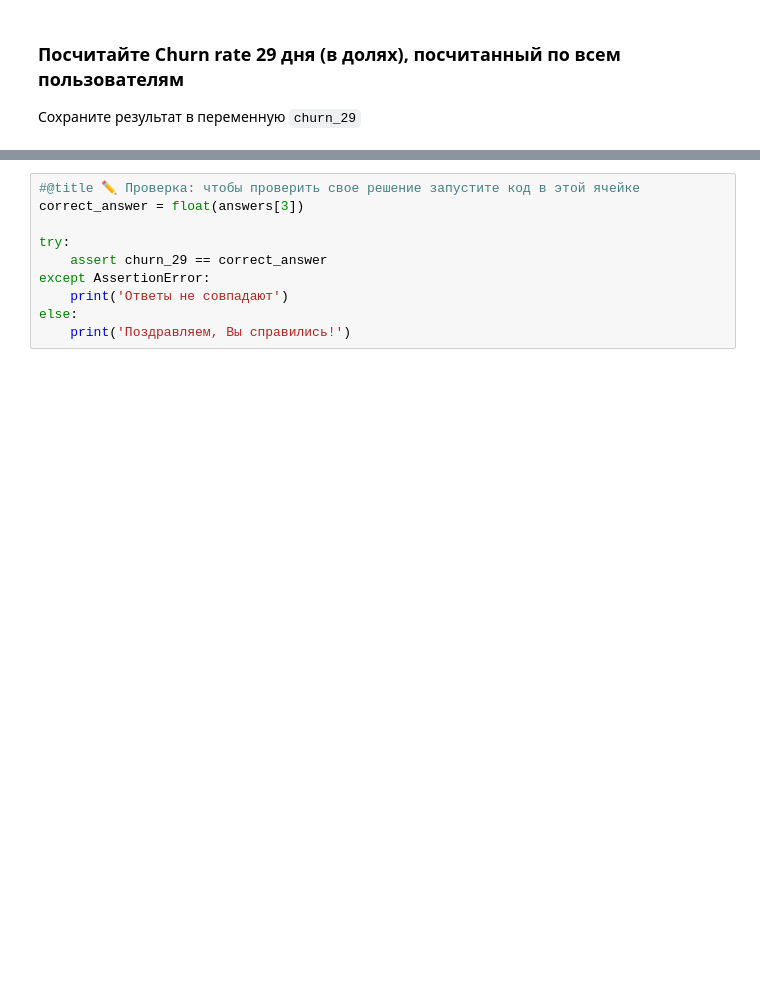
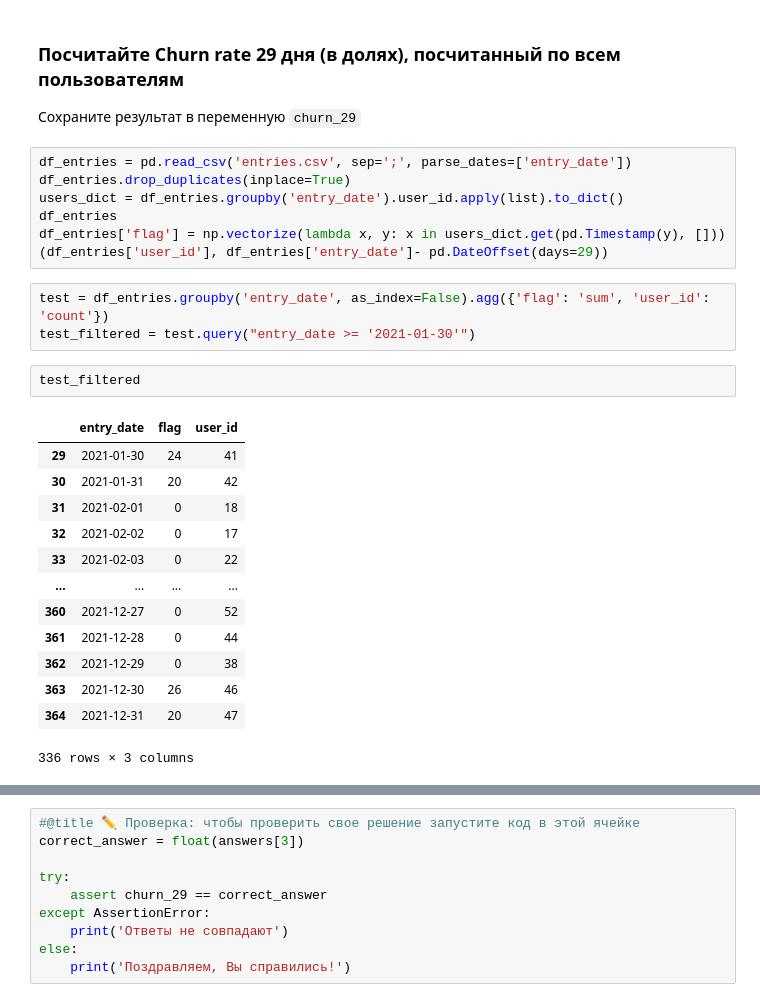
Before and after one commit to aleks-haksly/Simulative, a Jupyter notebook: Python/Третий_кейс.ipynb, the cells around one changed output, grey strips where cells are left out. Cells and saved outputs as stored; diff of their text form; blank space fills up the shorter version.

```diff
--- a/Python/Третий_кейс.ipynb
+++ b/Python/Третий_кейс.ipynb
@@ -151,3 +172,28 @@ else:
 ### **Посчитайте Churn rate 29 дня (в долях), посчитанный по всем пользователям**
 
 Сохраните результат в переменную `churn_29`
+# %%
+df_entries = pd.read_csv('entries.csv', sep=';', parse_dates=['entry_date'])
+df_entries.drop_duplicates(inplace=True)
+users_dict = df_entries.groupby('entry_date').user_id.apply(list).to_dict()
+df_entries
+df_entries['flag'] = np.vectorize(lambda x, y: x in users_dict.get(pd.Timestamp(y), []))(df_entries['user_id'], df_entries['entry_date']- pd.DateOffset(days=29))
+# %%
+test = df_entries.groupby('entry_date', as_index=False).agg({'flag': 'sum', 'user_id': 'count'})
+test_filtered = test.query("entry_date >= '2021-01-30'")
+# %%
+test_filtered
+# %% [output]
+|  | entry_date | flag | user_id |
+| 29 | 2021-01-30 | 24 | 41 |
+| 30 | 2021-01-31 | 20 | 42 |
+| 31 | 2021-02-01 | 0 | 18 |
+| 32 | 2021-02-02 | 0 | 17 |
+| 33 | 2021-02-03 | 0 | 22 |
+| ... | ... | ... | ... |
+| 360 | 2021-12-27 | 0 | 52 |
+| 361 | 2021-12-28 | 0 | 44 |
+| 362 | 2021-12-29 | 0 | 38 |
+| 363 | 2021-12-30 | 26 | 46 |
+| 364 | 2021-12-31 | 20 | 47 |
+336 rows × 3 columns
```
Also changed, not shown: parts of 15 cells of this notebook.
